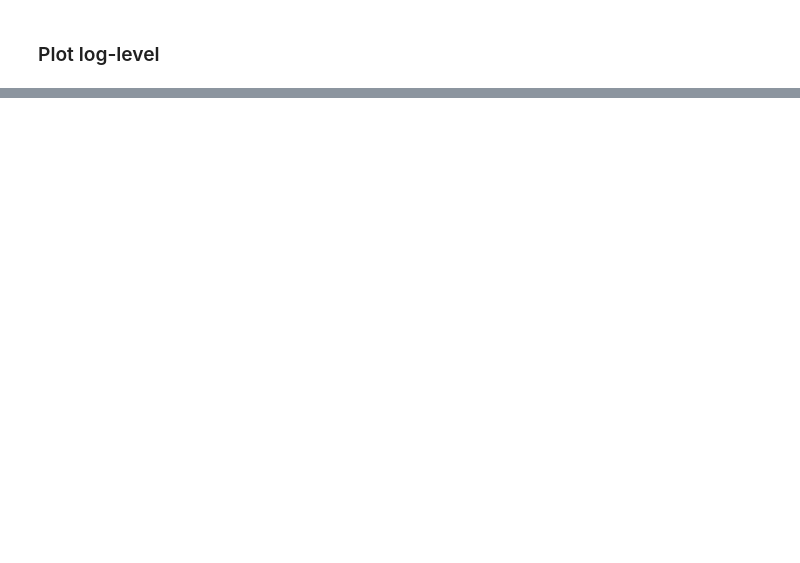
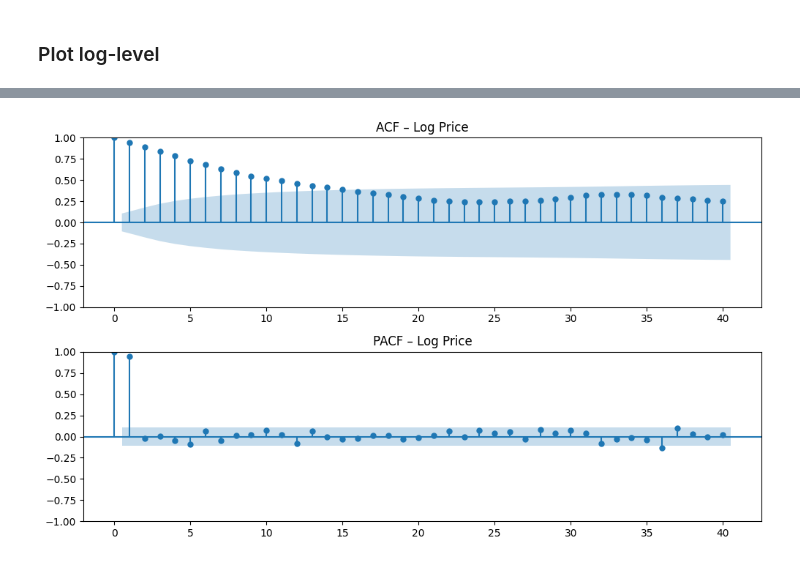
Before and after one commit to StefaniaLavarda/Time_Series_Project, a Jupyter notebook: eda.ipynb, the cells around one changed output, grey strips where cells are left out. Drawn from its saved outputs; the diff is of its cells as text; code cells hidden in the pictures; blank space fills up the shorter version.

```diff
--- a/eda.ipynb
+++ b/eda.ipynb
@@ -203,0 +82,11 @@ Apply minimal differencing and retest:
+# %%
+fig, ax = plt.subplots(2, 1, figsize=(10,6))
+plot_acf(gas['log_price'].dropna(), lags=40, ax=ax[0])
+# ACF to see seasonal spikes at lag 12, 24
+ax[0].set_title("ACF – Log Price")
+plot_pacf(gas['log_price'].dropna(), lags=40, ax=ax[1])
+ax[1].set_title("PACF – Log Price")
+plt.tight_layout()
+plt.show()
+# %% [output]
+[figure, added]
```
Also changed, not shown: parts of 81 cells of this notebook.
